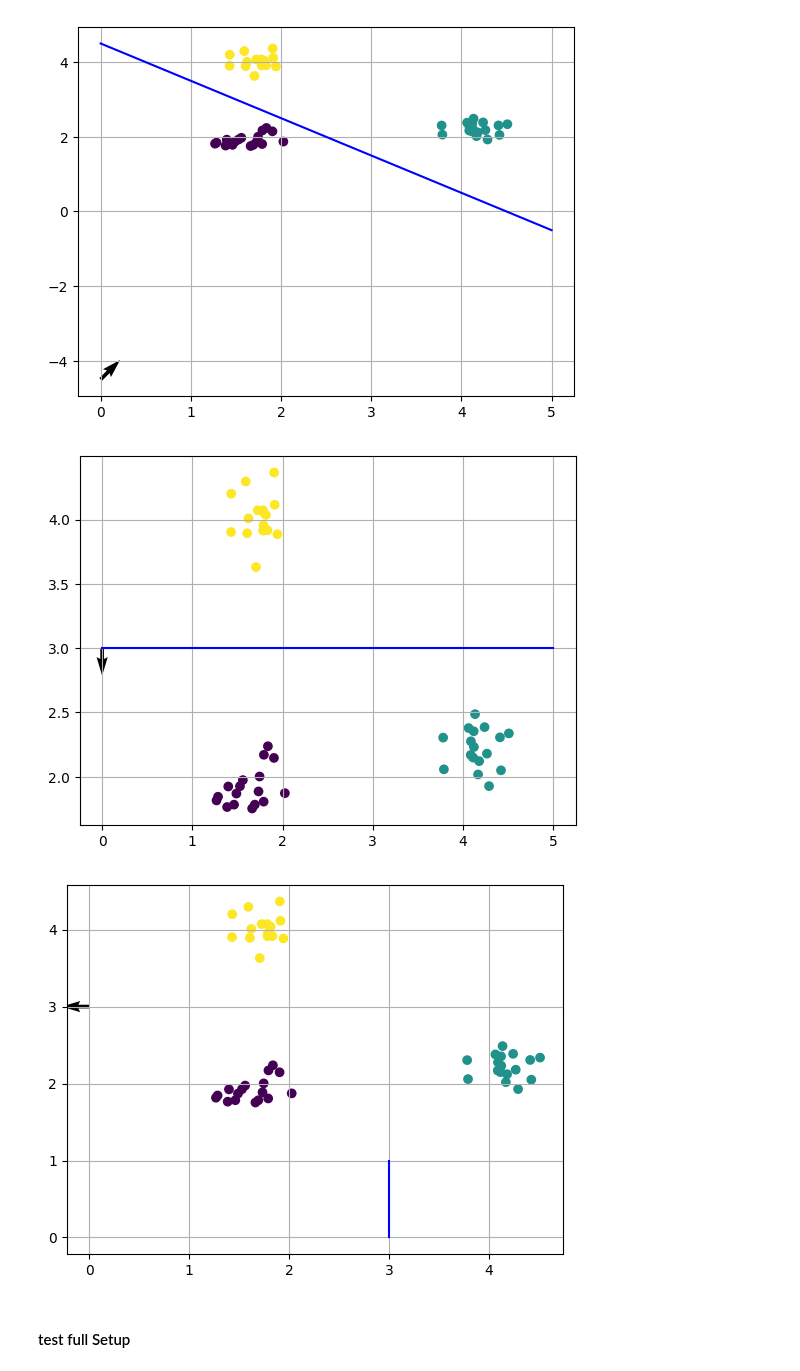
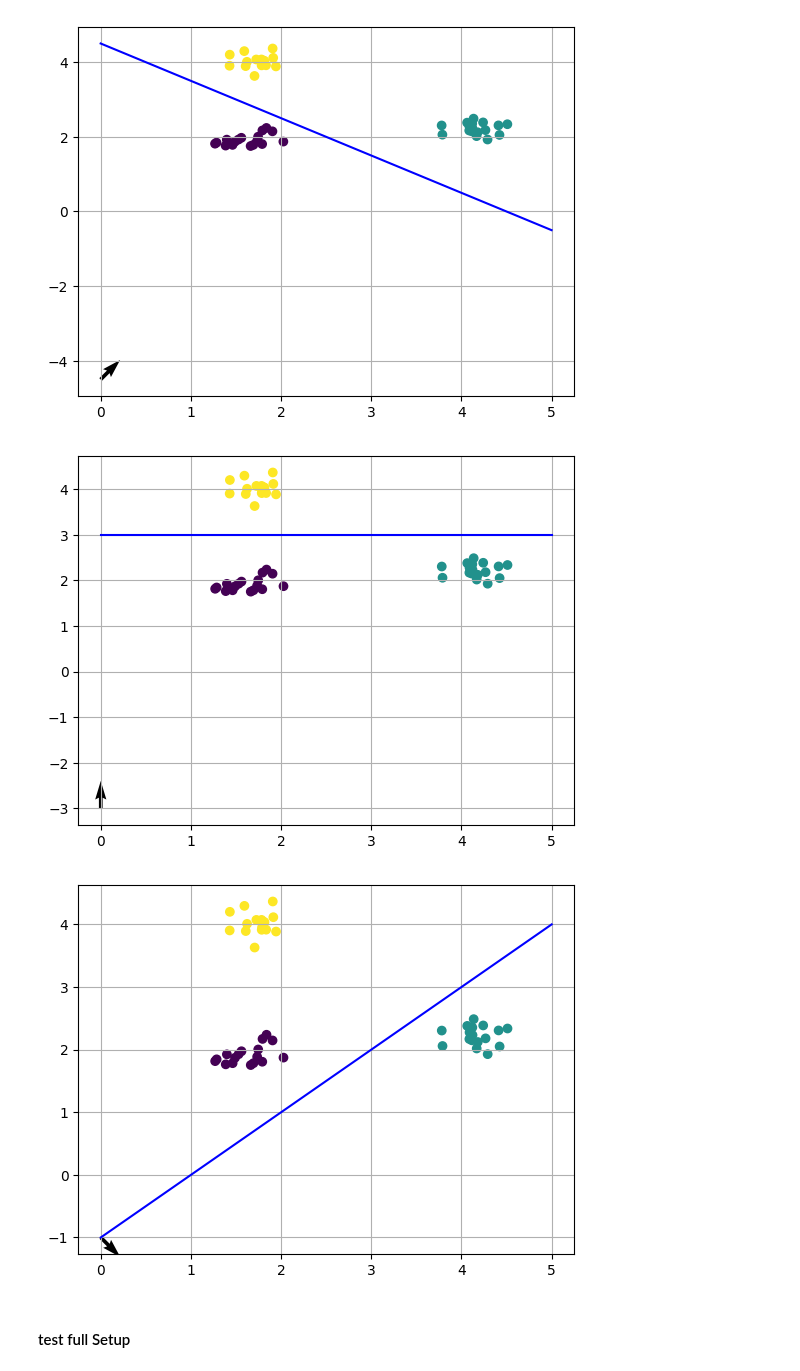
Before and after one commit to Mv0sKff/MyDeepLearning, a Jupyter notebook: week_2/Aufgabe_2_Multi_Class_Perceptrons.ipynb, the cells around one changed output. Drawn from its saved outputs; the diff is of its cells as text; code cells hidden in the pictures.

```diff
--- a/week_2/Aufgabe_2_Multi_Class_Perceptrons.ipynb
+++ b/week_2/Aufgabe_2_Multi_Class_Perceptrons.ipynb
@@ -107,25 +107,27 @@ plt.grid()
 # %% [output]
 [figure]
 # %%
-w2 = np.array([0,-1])
-b2 = 3
+#w2 = np.array([0,-1])
+#b2 = 3
+w2 = np.array([0,1])
+b2 = -3
 
 line2 = plot_line_from_normal_vector_and_offset(w2, b2, color='blue', x_range=[0,5])
 plt.scatter(X[:,0],X[:,1],c=y)
 plt.quiver(0,b2,w2[0],w2[1])
 plt.grid()
 # %% [output]
-[figure, old version]
+[figure, new version]
 # %%
-w3 = np.array([-1,0])
-b3 = 3
+w3 = np.array([1,-1])
+b3 = -1
 
 line3 = plot_line_from_normal_vector_and_offset(w3, b3, color='blue', x_range=[0,5])
 plt.scatter(X[:,0],X[:,1],c=y)
 plt.quiver(0,b3,w3[0],w3[1])
 plt.grid()
 # %% [output]
-[figure, old version]
+[figure, new version]
 # %% [markdown]
 #### test full Setup
 # %% [markdown]
```
Also changed, not shown: parts of 6 cells of this notebook.
